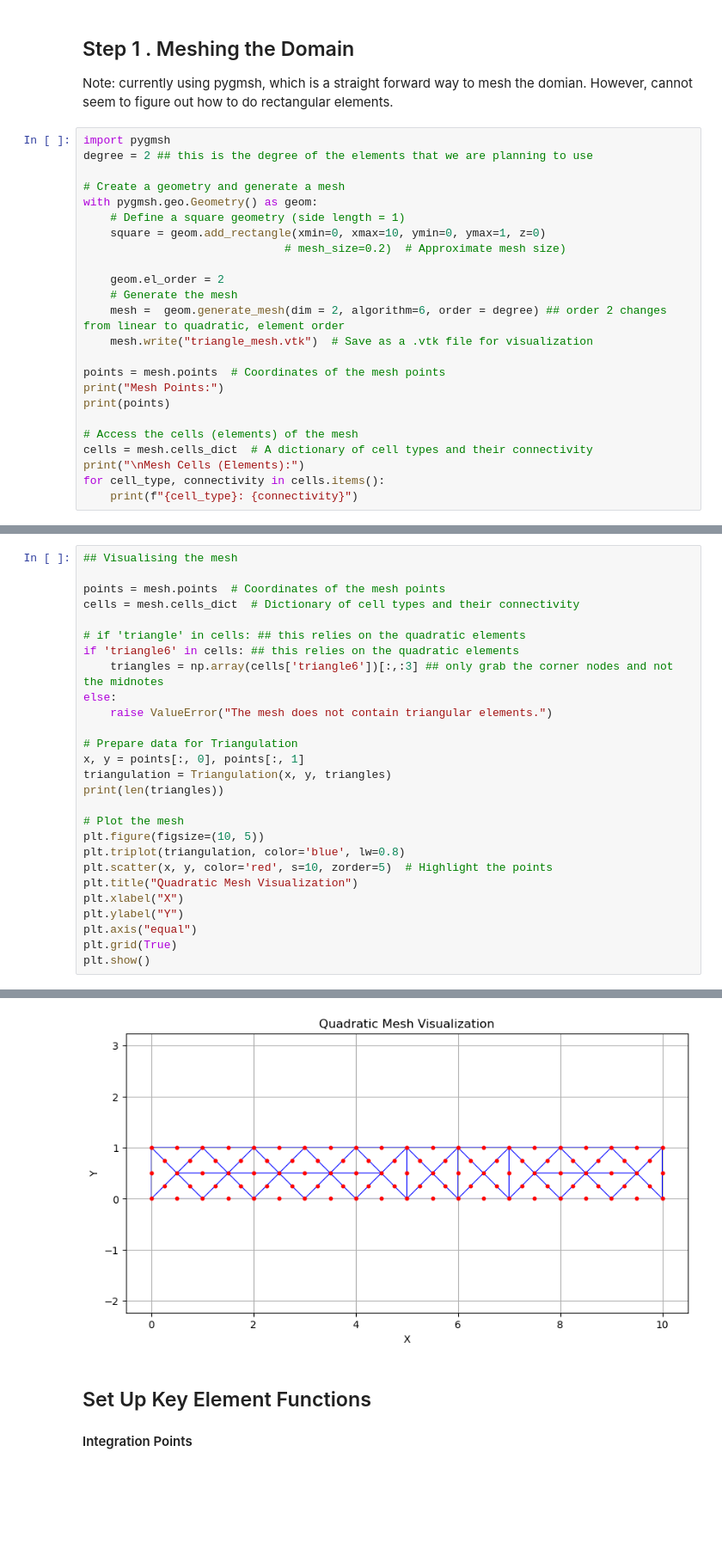
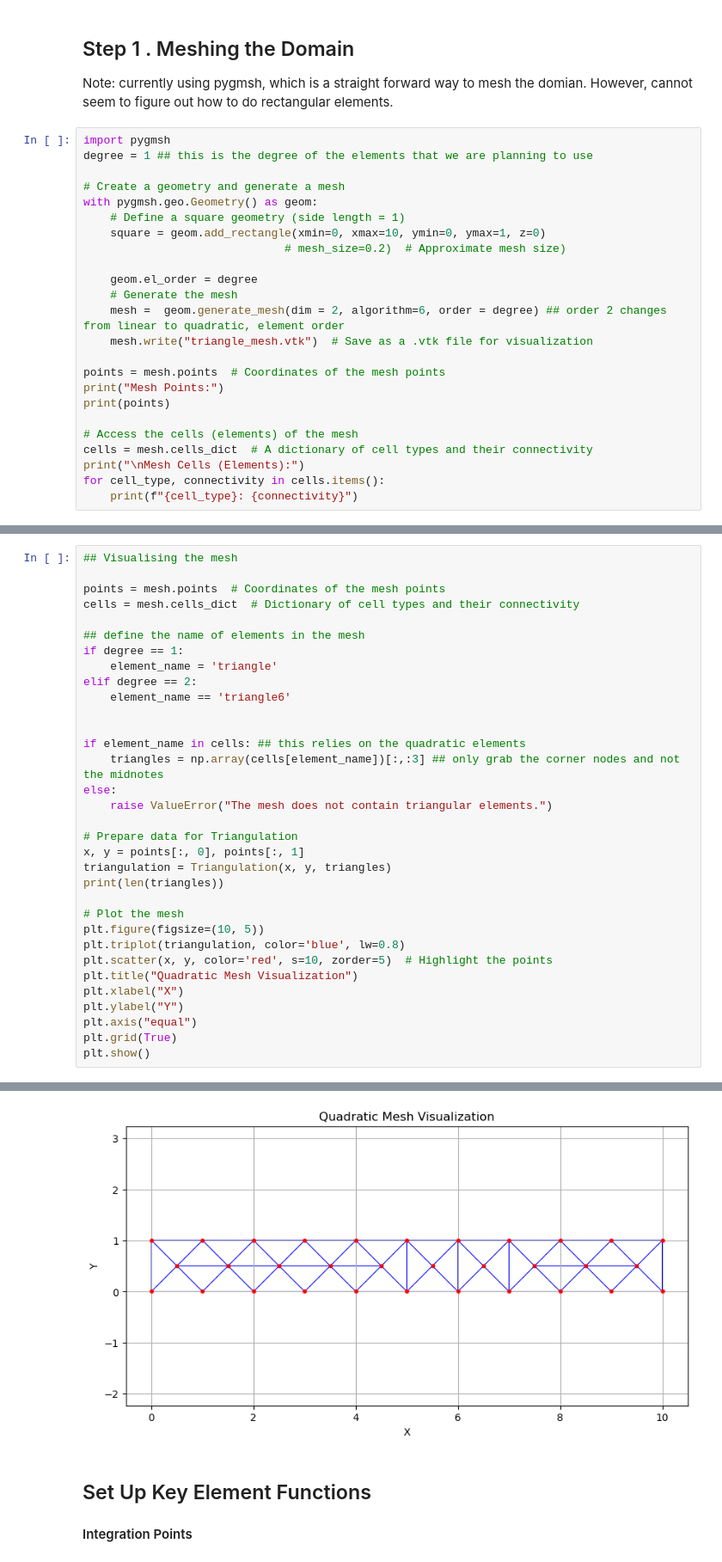
Before and after one commit to ImperialCollegeLondon/ReCoDe-Finite-Element-Method, a Jupyter notebook: notebooks/Tests.ipynb, the cells around one changed output, grey strips where cells are left out. Shown at 86% size. Drawn from its saved outputs; the diff is of its cells as text; blank space fills up the shorter version.

```diff
--- a/notebooks/Tests.ipynb
+++ b/notebooks/Tests.ipynb
@@ -11,7 +11,7 @@ from matplotlib.tri import Triangulation
 Note: currently using pygmsh, which is a straight forward way to mesh the domian. However, cannot seem to figure out how to do rectangular elements.
 # %%
 import pygmsh
-degree = 2 ## this is the degree of the elements that we are planning to use
+degree = 1 ## this is the degree of the elements that we are planning to use
 
 # Create a geometry and generate a mesh
 with pygmsh.geo.Geometry() as geom:
@@ -19,7 +19,7 @@ with pygmsh.geo.Geometry() as geom:
     square = geom.add_rectangle(xmin=0, xmax=10, ymin=0, ymax=1, z=0)
                               # mesh_size=0.2)  # Approximate mesh size)
 
-    geom.el_order = 2
+    geom.el_order = degree
     # Generate the mesh
     mesh =  geom.generate_mesh(dim = 2, algorithm=6, order = degree) ## order 2 changes from linear to quadratic, element order
     mesh.write("triangle_mesh.vtk")  # Save as a .vtk file for visualization
@@ -54,33 +54,39 @@ vertex: [[0]
 # %%
 ## Visualising the mesh
 
 points = mesh.points  # Coordinates of the mesh points
 cells = mesh.cells_dict  # Dictionary of cell types and their connectivity
 
-# if 'triangle' in cells: ## this relies on the quadratic elements
-if 'triangle6' in cells: ## this relies on the quadratic elements
-    triangles = np.array(cells['triangle6'])[:,:3] ## only grab the corner nodes and not the midnotes
+## define the name of elements in the mesh
+if degree == 1:
+    element_name = 'triangle'
+elif degree == 2:
+    element_name == 'triangle6'
+
+
+if element_name in cells: ## this relies on the quadratic elements
+    triangles = np.array(cells[element_name])[:,:3] ## only grab the corner nodes and not the midnotes
 else:
     raise ValueError("The mesh does not contain triangular elements.")
 
 # Prepare data for Triangulation
 x, y = points[:, 0], points[:, 1]
 triangulation = Triangulation(x, y, triangles)
 print(len(triangles))
 
 # Plot the mesh
 plt.figure(figsize=(10, 5))
 plt.triplot(triangulation, color='blue', lw=0.8)
 plt.scatter(x, y, color='red', s=10, zorder=5)  # Highlight the points
 plt.title("Quadratic Mesh Visualization")
 plt.xlabel("X")
 plt.ylabel("Y")
 plt.axis("equal")
 plt.grid(True)
 plt.show()
 # %% [output]
 40
-[figure, old version]
+[figure, new version]
 # %% [markdown]
 ## Set Up  Key Element Functions
 #### Integration Points
```
Also changed, not shown: parts of 18 cells of this notebook.
